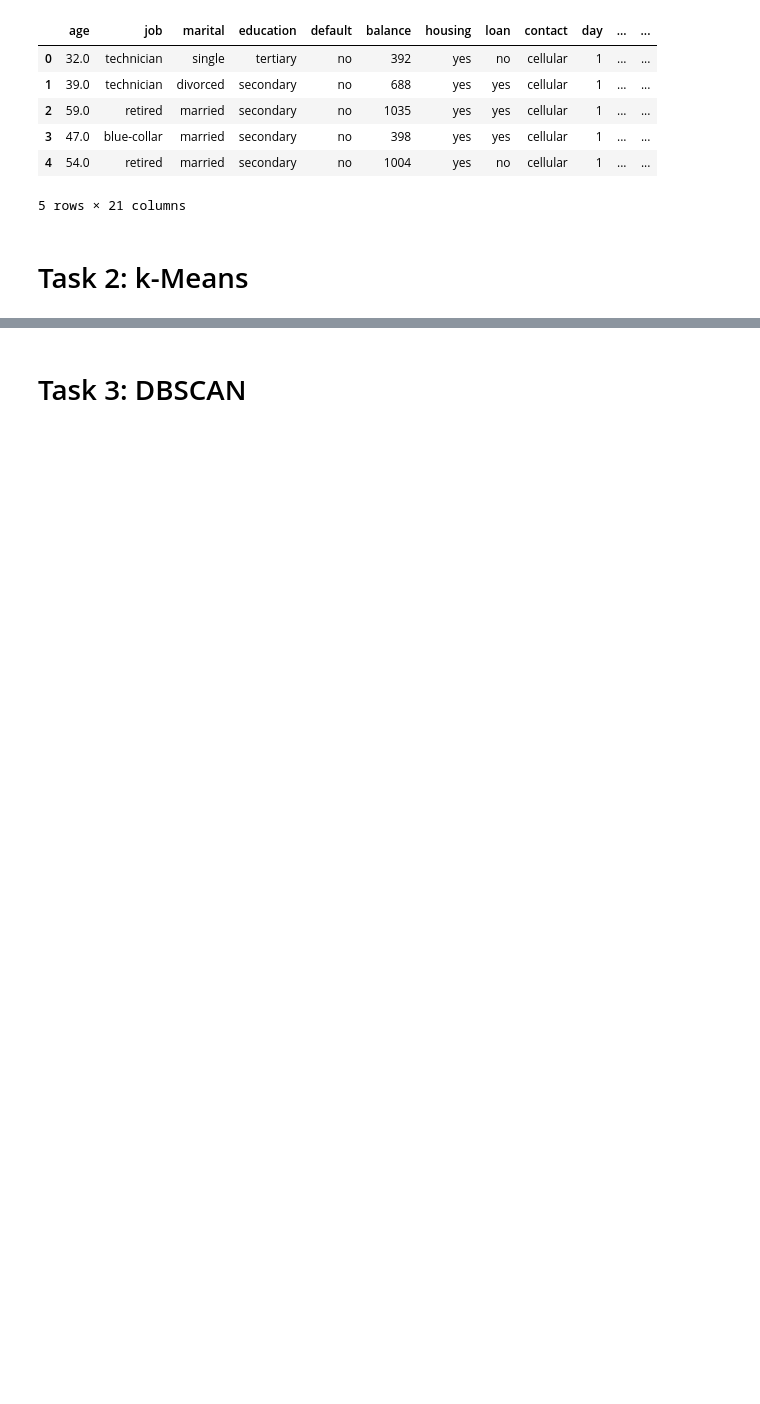
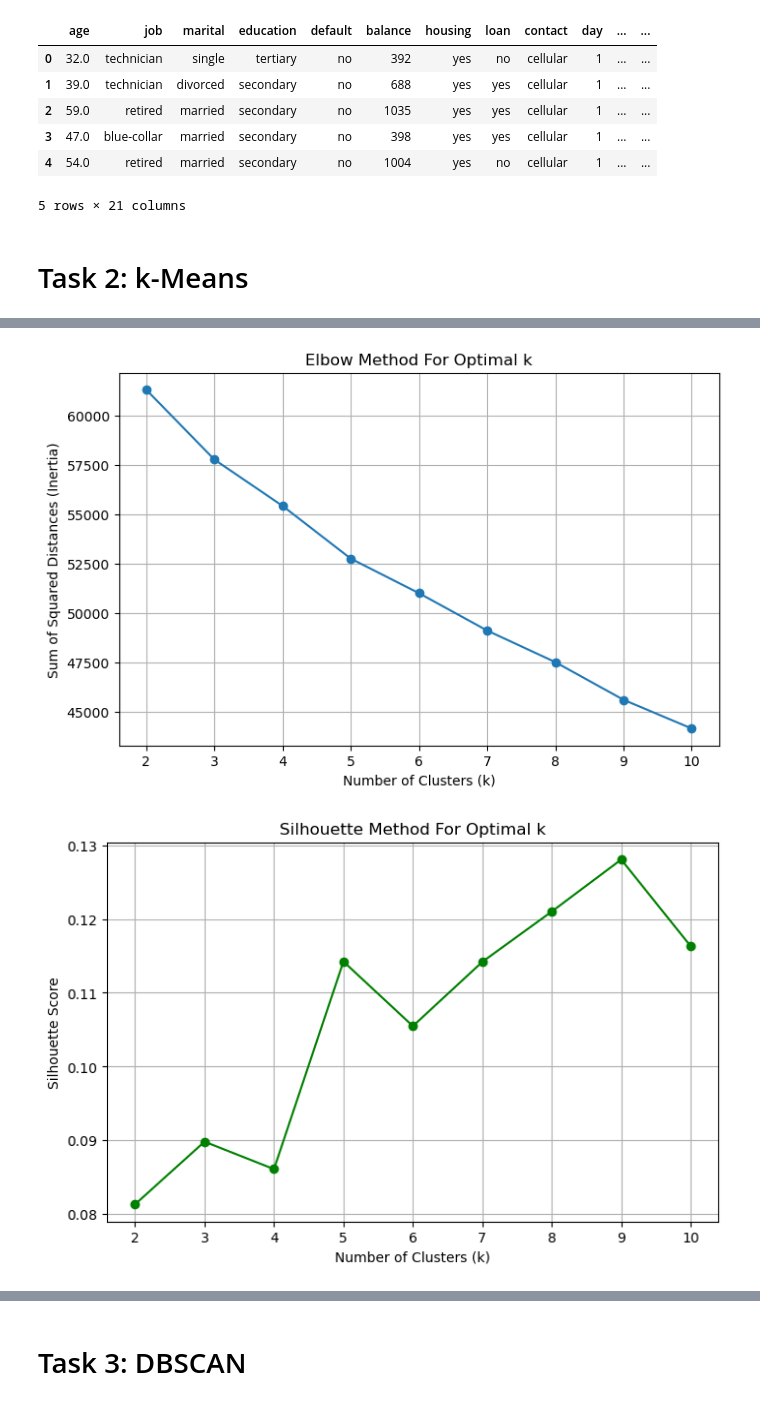
Before and after one commit to brian-mortimer/cs5062-etivity2, a Jupyter notebook: etivity2.ipynb, the cells around one changed output, grey strips where cells are left out. Drawn from its saved outputs; the diff is of its cells as text; code cells hidden in the pictures; blank space fills up the shorter version.

```diff
--- a/etivity2.ipynb
+++ b/etivity2.ipynb
@@ -147,5 +216,9 @@ pipeline.fit(df)
 
 # Transform the data
 X_transformed = pipeline.transform(df)
+# %%
+# Standardize the data
+scaler = StandardScaler()
+X_scaled = scaler.fit_transform(X_transformed)
 # %% [markdown]
 # Task 2: k-Means
@@ -151,0 +230,53 @@ X_transformed = pipeline.transform(df)
+# %%
+# Plot the sum of squared distances from the data points in the bank dataset to the centers of the k-means cluster for various values of k and use the elbow method to pick the best k value.
+
+def plot_K_values(X, max_k=12):
+    """
+    Plot the elbow method for k-means clustering.
+
+    Parameters:
+    X (array-like): The input data.
+    max_k (int): The maximum number of clusters to test.
+
+    Returns:
+    None
+    """
+    k_range = range(2, max_k + 1)
+    sse = []
+    silhouette_scores = []
+
+
+    for k in k_range:
+        k_means = KMeans(n_clusters=k, random_state=42)
+        k_means.fit(X)
+        sse.append(k_means.inertia_)
+
+    for k in k_range:
+        k_means = KMeans(n_clusters=k, random_state=42)
+        labels = k_means.fit_predict(X)
+        score = silhouette_score(X, labels)
+        silhouette_scores.append(score)
+
+    # Plot the elbow curve
+    plt.figure(figsize=(8, 5))
+    plt.plot(k_range, sse, marker='o')
+    plt.xlabel('Number of Clusters (k)')
+    plt.ylabel('Sum of Squared Distances (Inertia)')
+    plt.title('Elbow Method For Optimal k')
+    plt.grid(True)
+    plt.show()
+
+    # Plot Silhouette Scores
+    plt.figure(figsize=(8, 5))
+    plt.plot(k_range, silhouette_scores, marker='o', color='green')
+    plt.xlabel('Number of Clusters (k)')
+    plt.ylabel('Silhouette Score')
+    plt.title('Silhouette Method For Optimal k')
+    plt.grid(True)
+    plt.show()
+
+# Call the function to plot the elbow method and silhouette scores
+plot_K_values(X_scaled, max_k=10)
+# %% [output]
+[figure, added]
+[figure, added]
```
Also changed, not shown: parts of 13 cells of this notebook.
